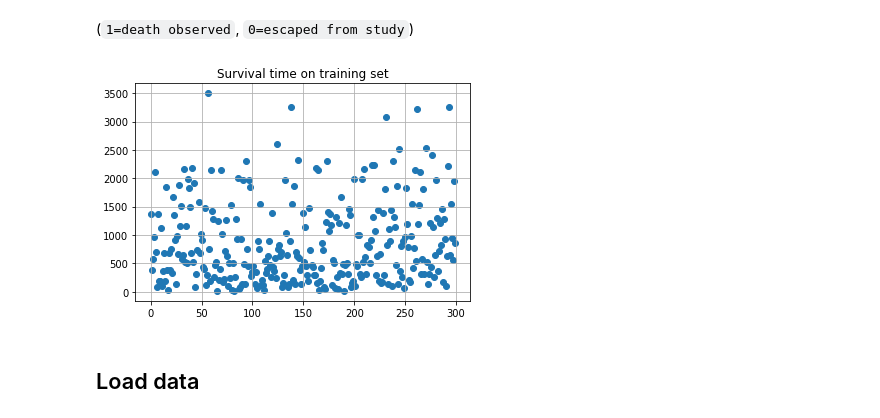
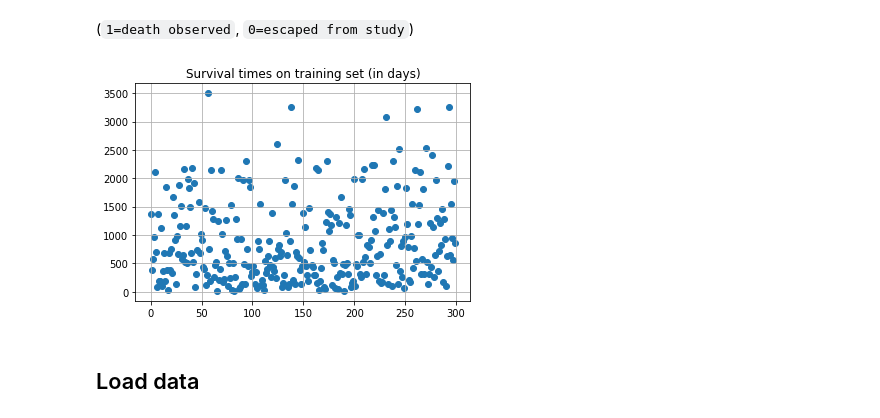
Before and after one commit to DamienToomey/predicting_lung_cancer_survival_time, a Jupyter notebook: code/code.ipynb, the cells around one changed output. Cells and saved outputs as stored; diff of their text form; code cells hidden in the pictures.

```diff
--- a/code/code.ipynb
+++ b/code/code.ipynb
@@ -96,11 +88,11 @@ df_train_output.sample(5)
 # %%
 plt.figure()
 plt.scatter(np.arange(len(df_train_output)), df_train_output["SurvivalTime"])
 plt.grid()
-plt.title("Survival time on training set")
+plt.title("Survival times on training set (in days)")
 plt.show()
 # %% [output]
-[figure, old version]
+[figure, new version]
 # %% [markdown]
 ## Load data
 # %%
```
Also changed, not shown: parts of 34 cells of this notebook, 2 other files.
